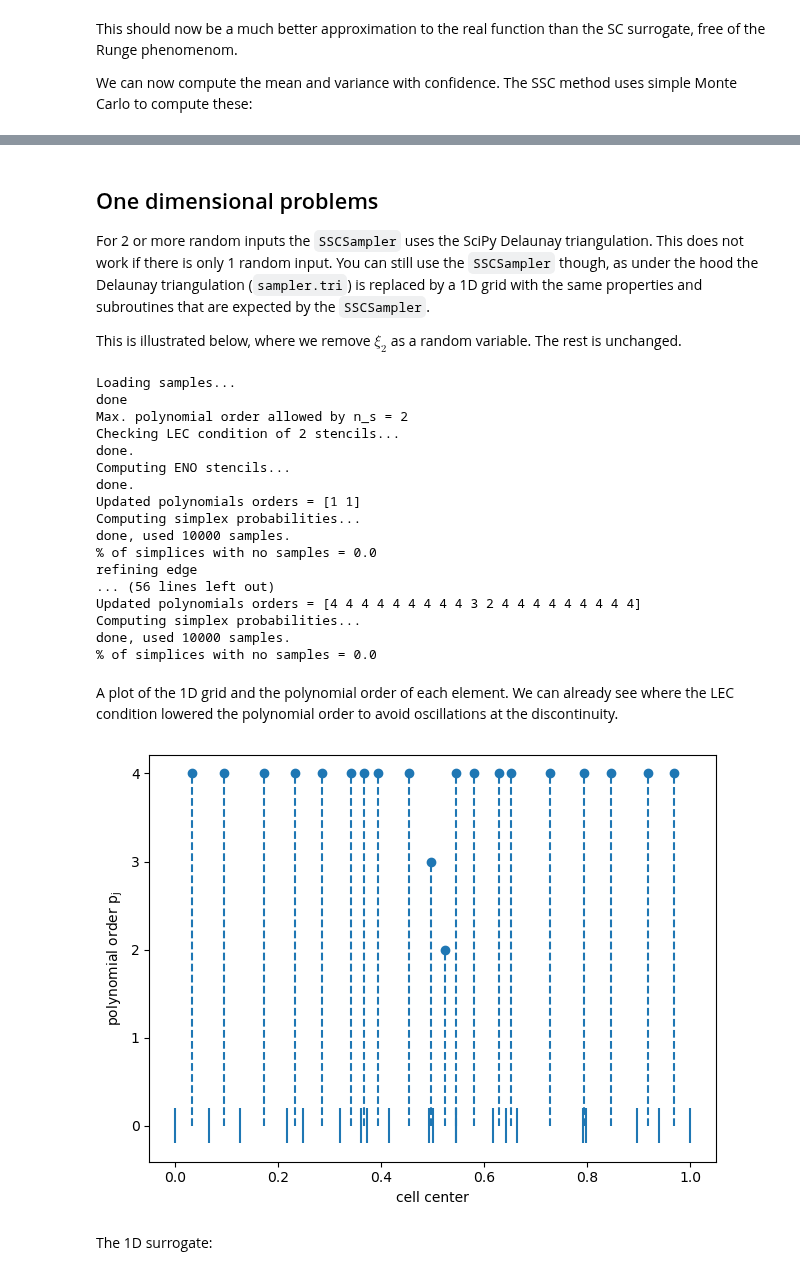
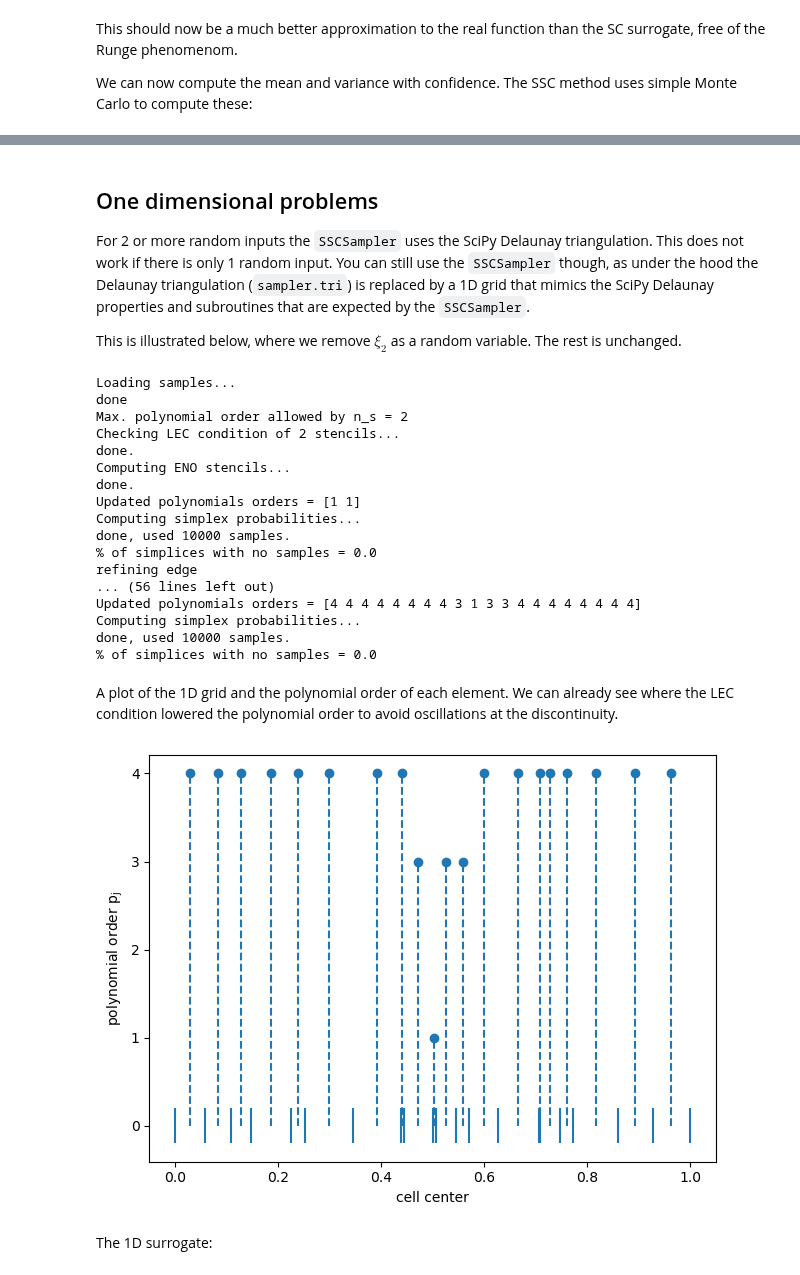
Before and after one commit to UCL-CCS/EasyVVUQ, a Jupyter notebook: tutorials/simplex_stochastic_collocation_tutorial.ipynb, the cells around one changed output, grey strips where cells are left out. Cells and saved outputs as stored; diff of their text form; code cells hidden in the pictures.

```diff
--- a/tutorials/simplex_stochastic_collocation_tutorial.ipynb
+++ b/tutorials/simplex_stochastic_collocation_tutorial.ipynb
@@ -516,11 +558,11 @@ done.
 # %% [markdown]
 ## One dimensional problems
 
-For 2 or more random inputs the `SSCSampler` uses the SciPy Delaunay triangulation. This does not work if there is only 1 random input. You can still use the `SSCSampler` though, as under the hood the Delaunay triangulation (`sampler.tri`) is replaced by a 1D grid with the same properties and subroutines that are expected by the `SSCSampler`.
+For 2 or more random inputs the `SSCSampler` uses the SciPy Delaunay triangulation. This does not work if there is only 1 random input. You can still use the `SSCSampler` though, as under the hood the Delaunay triangulation (`sampler.tri`) is replaced by a 1D grid that mimics the SciPy Delaunay properties and subroutines that are expected by the `SSCSampler`.
 
 This is illustrated below, where we remove $\xi_2$ as a random variable. The rest is unchanged.
 # %%
-campaign = get_campaign()
+campaign = get_campaign(n_xi = 1)
 
 # redefine vary as 1D, this fixes xi_2 to its default value defined in params
 vary = {'xi_1' : cp.Uniform(0, 1)}
@@ -557,16 +599,16 @@ done, used 10000 samples.
 % of simplices with no samples = 0.0
 refining edge
 ... (56 lines left out)
-Updated polynomials orders = [4 4 4 4 4 4 4 4 4 3 2 4 4 4 4 4 4 4 4 4]
+Updated polynomials orders = [4 4 4 4 4 4 4 4 3 1 3 3 4 4 4 4 4 4 4 4]
 Computing simplex probabilities...
 done, used 10000 samples.
 % of simplices with no samples = 0.0
 # %% [markdown]
 A plot of the 1D grid and the polynomial order of each element. We can already see where the LEC condition lowered the polynomial order to avoid oscillations at the discontinuity.
 # %%
-analysis.plot_sampling_plan()
+analysis.plot_grid()
 # %% [output]
-[figure, old version]
+[figure, new version]
 # %% [markdown]
 The 1D surrogate:
 # %%
```
Also changed, not shown: parts of 24 cells of this notebook, 4 other files.
